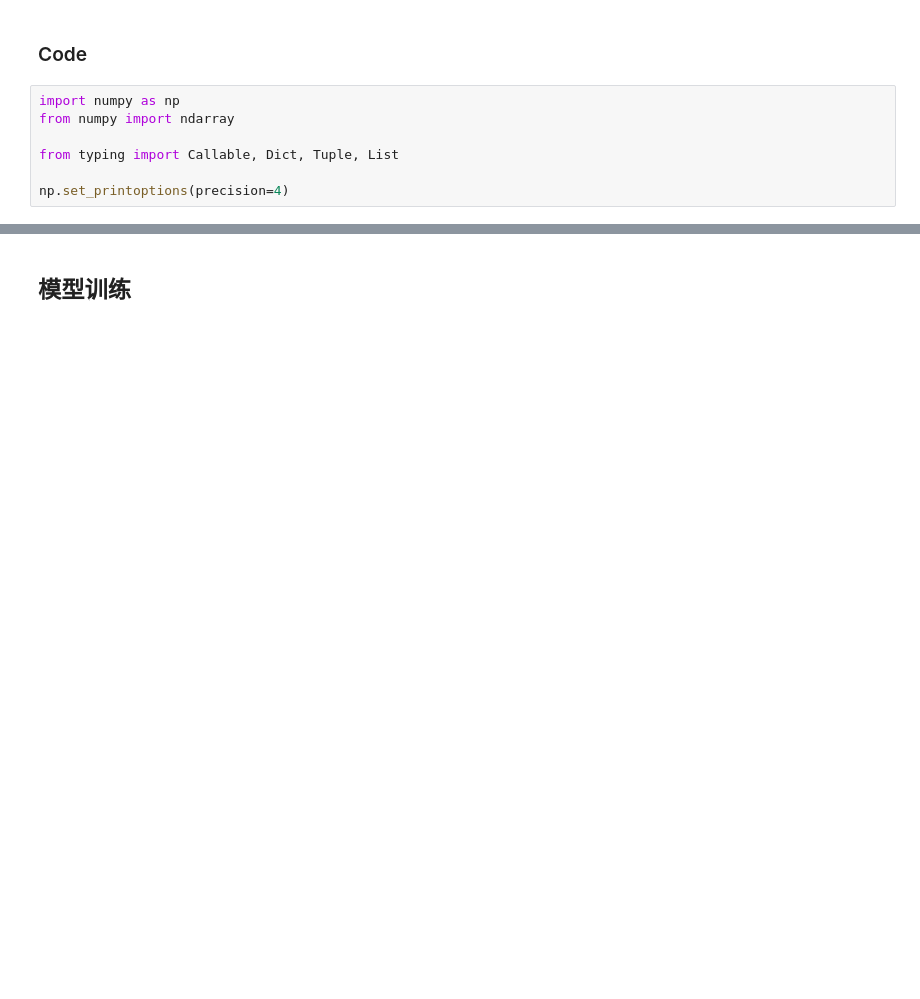
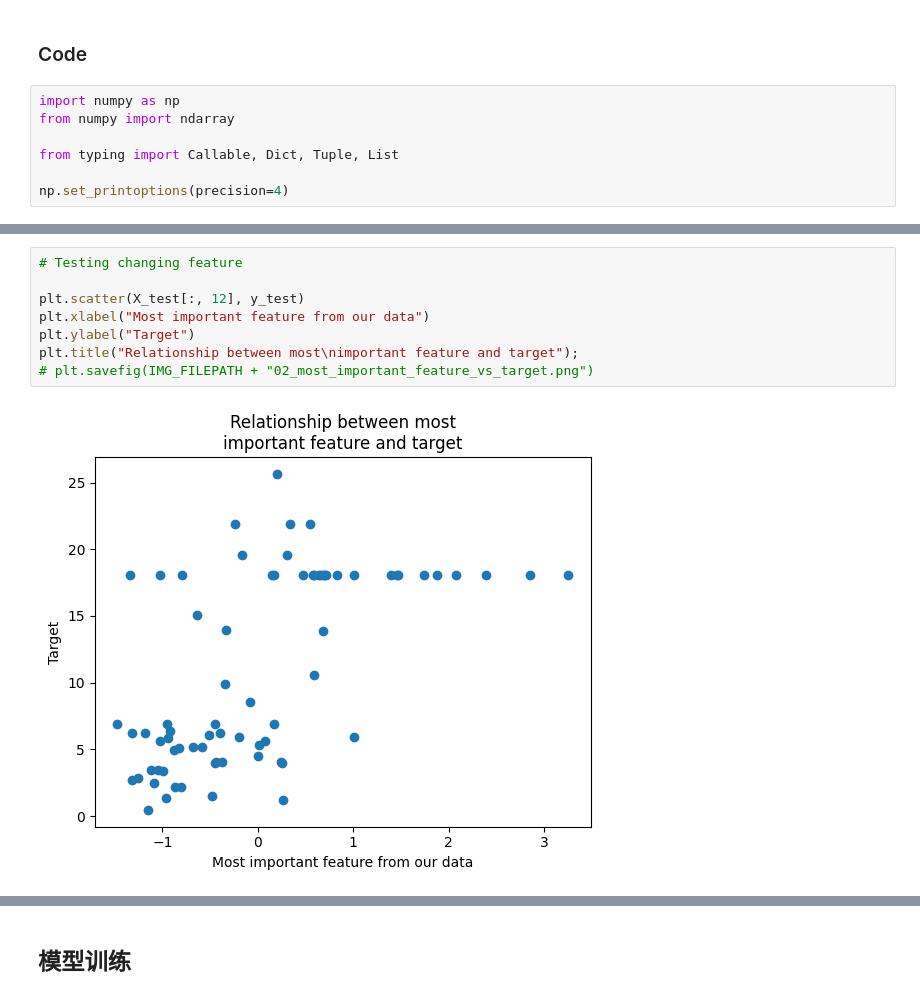
Before and after one commit to navono/keep_learning, a Jupyter notebook: ml/dl/00_neuralNet/00_from_scratch/02_Fundamentals.ipynb, the cells around one changed output, grey strips where cells are left out. Drawn from its saved outputs; the diff is of its cells as text; blank space fills up the shorter version.

```diff
--- a/ml/dl/00_neuralNet/00_from_scratch/02_Fundamentals.ipynb
+++ b/ml/dl/00_neuralNet/00_from_scratch/02_Fundamentals.ipynb
@@ -179,0 +231,10 @@ np.set_printoptions(precision=4)
+# %%
+# Testing changing feature
+
+plt.scatter(X_test[:, 12], y_test)
+plt.xlabel("Most important feature from our data")
+plt.ylabel("Target")
+plt.title("Relationship between most\nimportant feature and target");
+# plt.savefig(IMG_FILEPATH + "02_most_important_feature_vs_target.png")
+# %% [output]
+[figure, added]
```
Also changed, not shown: parts of 23 cells of this notebook, 2 other files.
